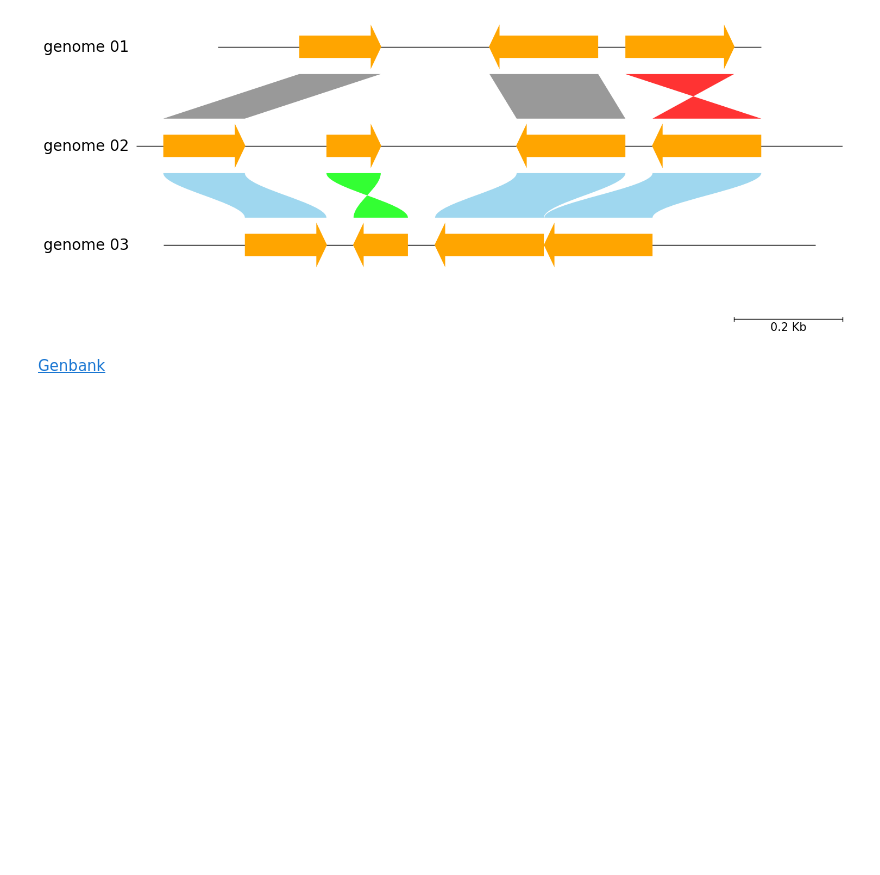
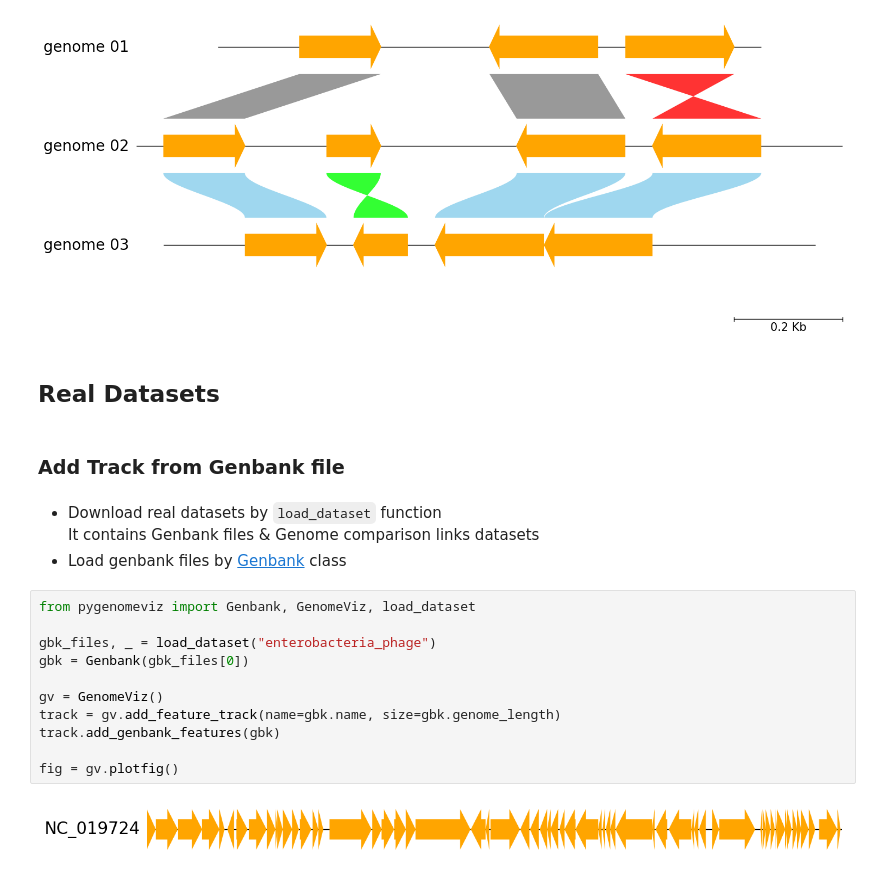
Before and after one commit to moshi4/pyGenomeViz, a Jupyter notebook: docs/getting_started.ipynb, the cells around one changed output. Drawn from its saved outputs; the diff is of its cells as text; blank space fills up the shorter version.

```diff
--- a/docs/getting_started.ipynb
+++ b/docs/getting_started.ipynb
@@ -95,5 +97,24 @@ gv.add_link(("genome 03", 900, 701), ("genome 02", 1150, 950), normal_color="sky
 fig = gv.plotfig()
 # %% [output]
 [figure]
+# %% [markdown]
+## Real Datasets
+# %% [markdown]
+### Add Track from Genbank file
 # %% [markdown]
-[Genbank](../api-docs/genbank/#pygenomeviz.genbank.Genbank)
+- Download real datasets by `load_dataset` function
+  It contains Genbank files & Genome comparison links datasets
+- Load genbank files by [Genbank](../api-docs/genbank/#pygenomeviz.genbank.Genbank) class
+# %%
+from pygenomeviz import Genbank, GenomeViz, load_dataset
+
+gbk_files, _ = load_dataset("enterobacteria_phage")
+gbk = Genbank(gbk_files[0])
+
+gv = GenomeViz()
+track = gv.add_feature_track(name=gbk.name, size=gbk.genome_length)
+track.add_genbank_features(gbk)
+
+fig = gv.plotfig()
+# %% [output]
+[figure, added]
```
Also changed, not shown: parts of 3 cells of this notebook, 6 other files.
